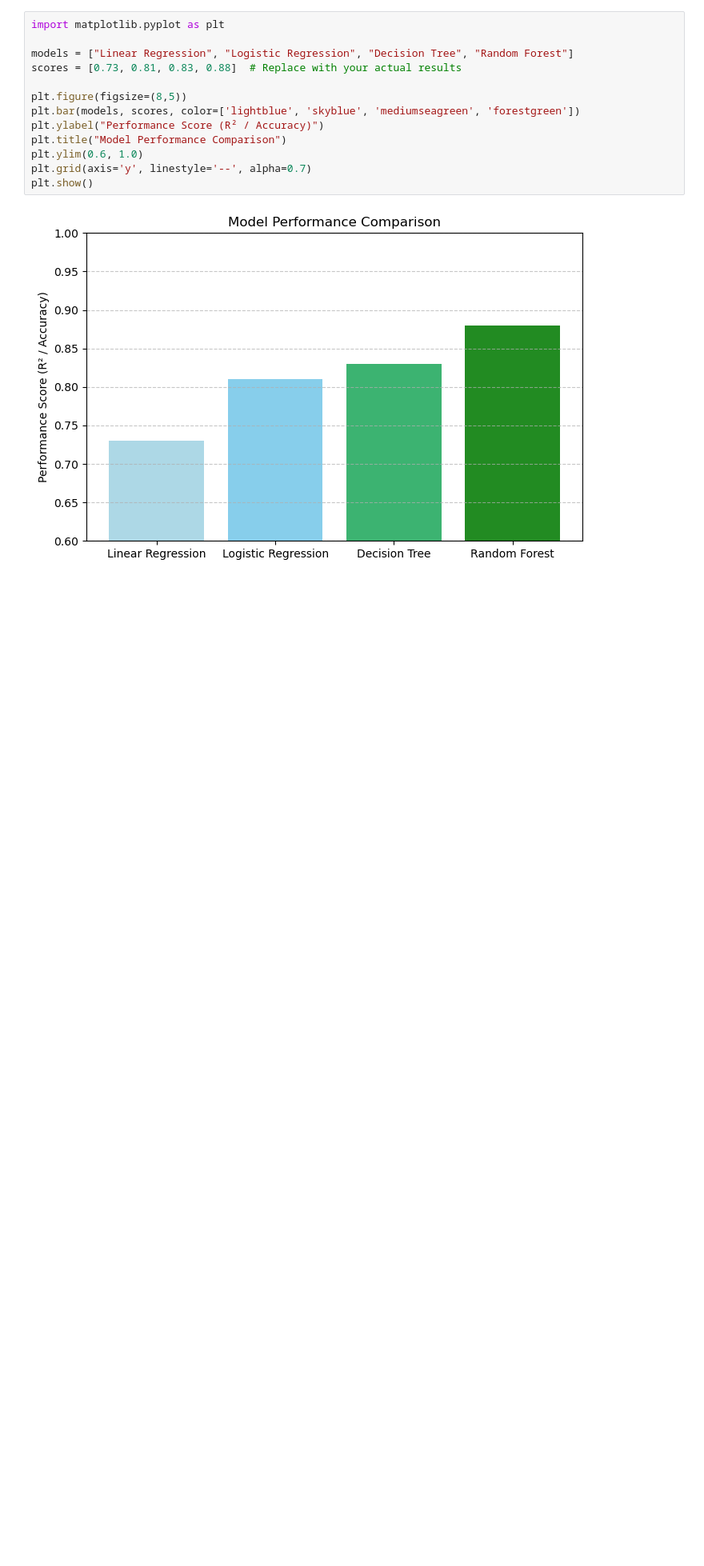
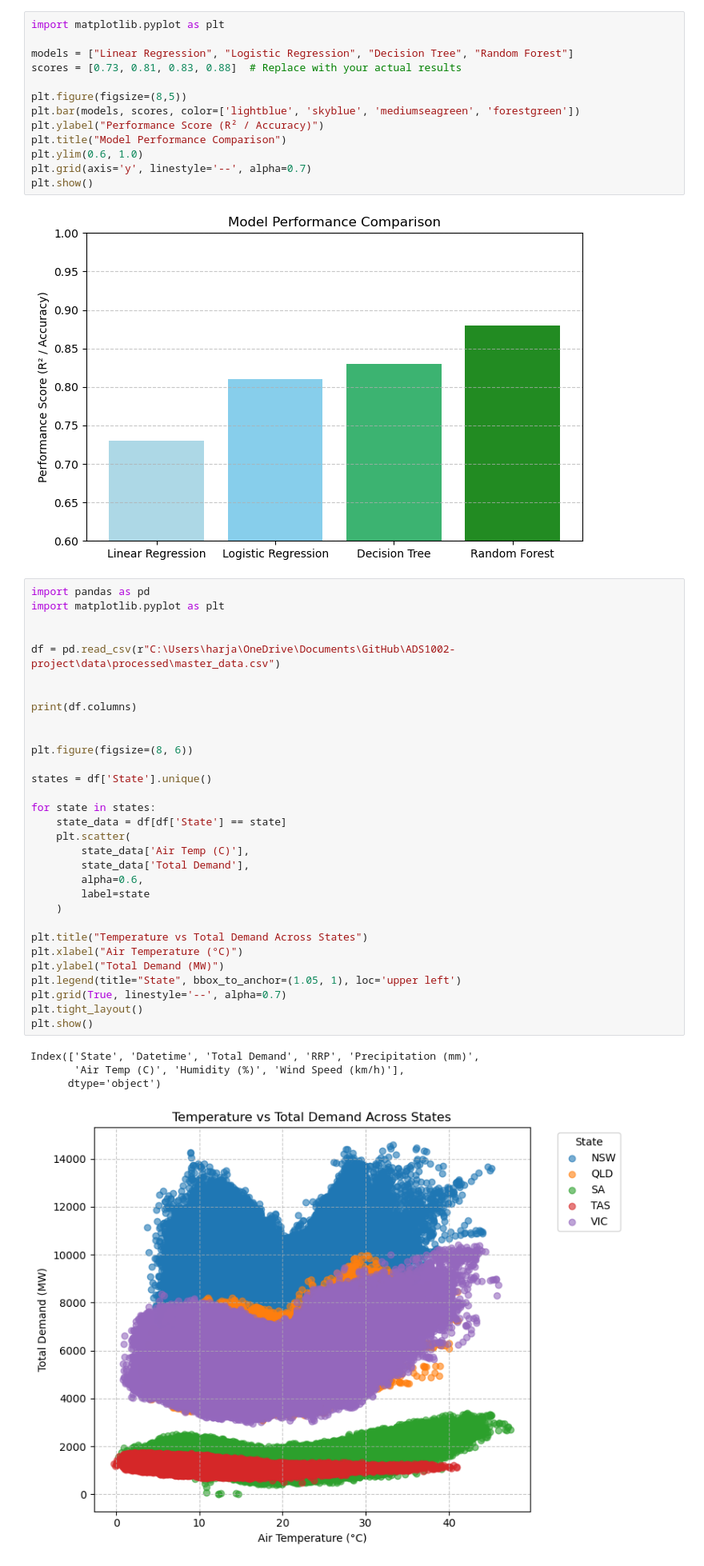
Before and after one commit to harjask-7/ADS1002-project, a Jupyter notebook: notebooks/harjas/eda_temp_demand.ipynb, the cells around one changed output. Shown at 80% size. Cells and saved outputs as stored; diff of their text form; blank space fills up the shorter version.

```diff
--- a/notebooks/harjas/eda_temp_demand.ipynb
+++ b/notebooks/harjas/eda_temp_demand.ipynb
@@ -486,3 +486,39 @@ plt.grid(axis='y', linestyle='--', alpha=0.7)
 plt.show()
 # %% [output]
 [figure]
+# %%
+import pandas as pd
+import matplotlib.pyplot as plt
+
+
+df = pd.read_csv(r"C:\Users\harja\OneDrive\Documents\GitHub\ADS1002-project\data\processed\master_data.csv")
+
+
+print(df.columns)
+
+
+plt.figure(figsize=(8, 6))
+
+states = df['State'].unique()
+
+for state in states:
+    state_data = df[df['State'] == state]
+    plt.scatter(
+        state_data['Air Temp (C)'],
+        state_data['Total Demand'],
+        alpha=0.6,
+        label=state
+    )
+
+plt.title("Temperature vs Total Demand Across States")
+plt.xlabel("Air Temperature (°C)")
+plt.ylabel("Total Demand (MW)")
+plt.legend(title="State", bbox_to_anchor=(1.05, 1), loc='upper left')
+plt.grid(True, linestyle='--', alpha=0.7)
+plt.tight_layout()
+plt.show()
+# %% [output]
+Index(['State', 'Datetime', 'Total Demand', 'RRP', 'Precipitation (mm)',
+       'Air Temp (C)', 'Humidity (%)', 'Wind Speed (km/h)'],
+      dtype='object')
+[figure, added]
```
Also changed, not shown: parts of 1 cell of this notebook.
